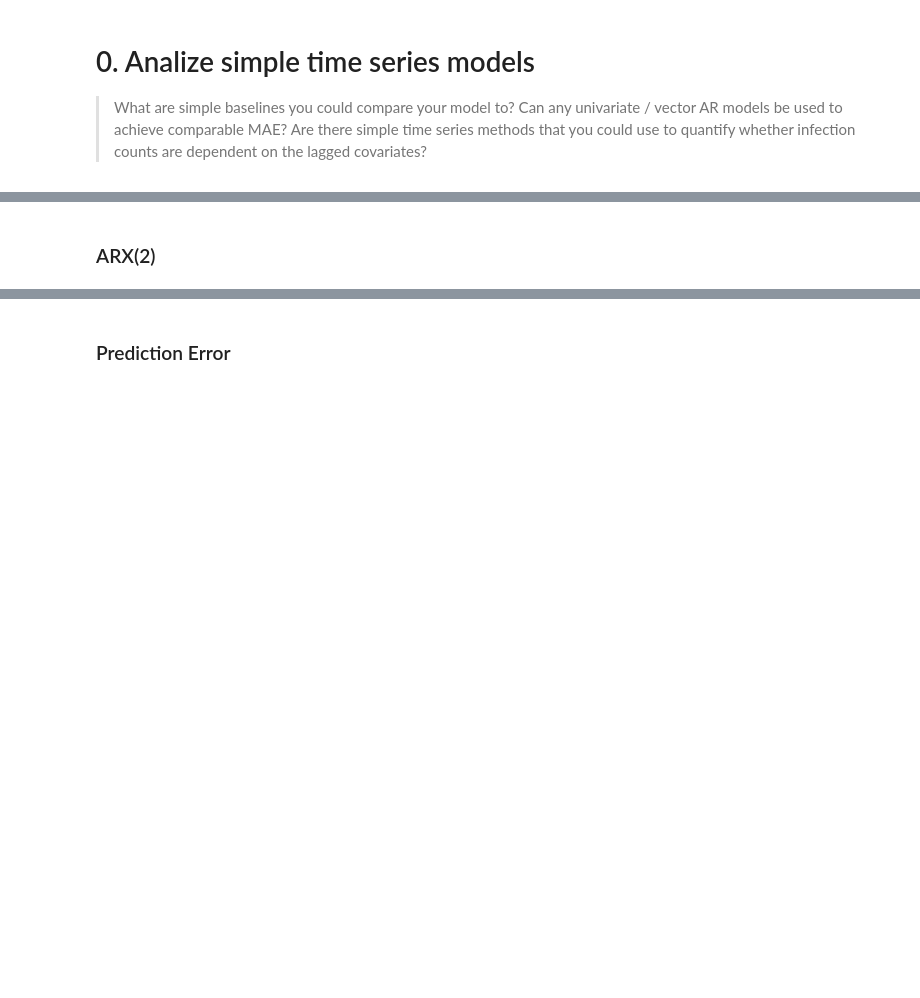
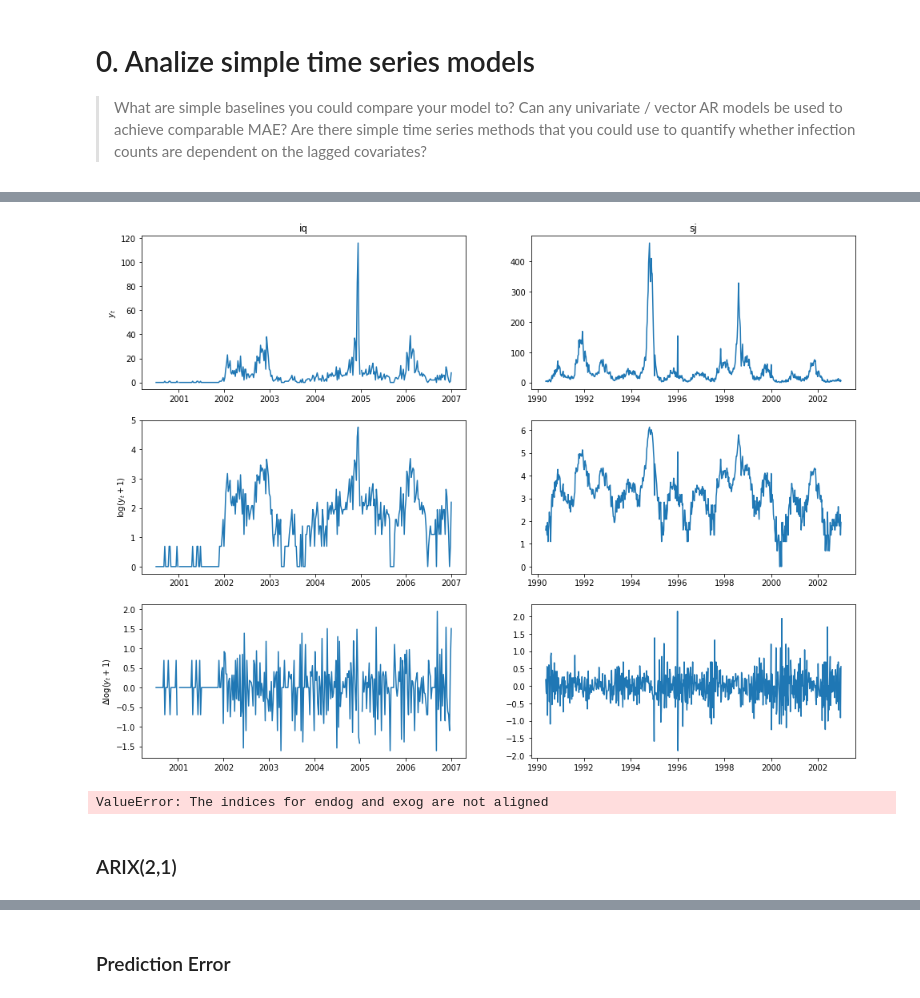
Before and after one commit to jilanglois-su/cobs10-dengai, a Jupyter notebook: notebooks/jjj-arx.ipynb, the cells around one changed output, grey strips where cells are left out. Cells and saved outputs as stored; diff of their text form; code cells hidden in the pictures; blank space fills up the shorter version.

```diff
--- a/notebooks/jjj-arx.ipynb
+++ b/notebooks/jjj-arx.ipynb
@@ -19,3 +21,10 @@ z1, z2, pct_var = dda.get_svd(x1, x2, num_components=5)
+# %%
+from src.d04_modeling.dynamic_factor_model import DynamicFactorModel
+dfm_model = DynamicFactorModel(x1.copy(), y1.copy(), factors=3, factor_orders=1, idiosyncratic_ar1=True)
+dfm_model.fit()
+# %%
+z1, y1 = dfm_model.get_filtered_factors(x1, y1)
+z2, y2 = dfm_model.get_filtered_factors(x2, y2)
 # %% [markdown]
 ## ARX
 
@@ -23,31 +38,38 @@ For this first model we are going to use **linear interpolation** to fill in mis
 # %%
 plot_data = y1.to_frame()
 plot_data['log(y+1)'] = plot_data['total_cases'].apply(lambda x: np.log(x+1))
-fig, ax = plt.subplots(ncols=2, nrows=2, figsize=(16, 12))
+fig, ax = plt.subplots(ncols=2, nrows=3, figsize=(16, 12))
 c = 0
-for city in city_arr:
-    t = plot_data.loc[city].index.get_level_values(WEEK_START_DATE_COL)
+for city in plot_data.index.get_level_values('city').unique():
+    t = plot_data.loc[city].index.get_level_values('week_start_date')
     ax[0][c].plot(t, plot_data.loc[city]['total_cases'])
     if c == 0:
         ax[0][c].set_ylabel('$y_t$')
     ax[1][c].plot(t, plot_data.loc[city]['log(y+1)'])
     if c == 0:
         ax[1][c].set_ylabel('$\\log(y_t+1)$')
+    ax[2][c].plot(t, plot_data.loc[city]['log(y+1)'].diff())
+    if c == 0:
+        ax[2][c].set_ylabel('$\\Delta\\log(y_t+1)$')
     ax[0][c].set_title(city)
     c += 1
 plt.show()
+# %% [output]
+[figure, added]
 # %%
 from src.d04_modeling.arx import ARX
 # %%
-ols_model = ARX(x_train=z1, y_train=y1, p=None)
+ols_model = ARX(x_train=x1, y_train=y1, p=None)
 ols_model.fit()
-ols_model.plot_prediction(z1, y1)
-ols_model.analyze_residuals(z1, y1)
-print("MAE OLS: %.4f" % ols_model.get_mae(z2, y2))
+ols_model.plot_prediction(x1, y1)
+ols_model.analyze_residuals(x1, y1)
+print("MAE OLS: %.4f" % ols_model.get_mae(x2, y2))
+# %% [output]
+ValueError: The indices for endog and exog are not aligned
 # %%
 res_ols = ols_model.get_model_results(city)
 res_ols.summary()
 # %% [markdown]
-### ARX(2)
+### ARIX(2,1)
 # %%
 p = 2
```
Also changed, not shown: parts of 22 cells of this notebook, 4 other files.
